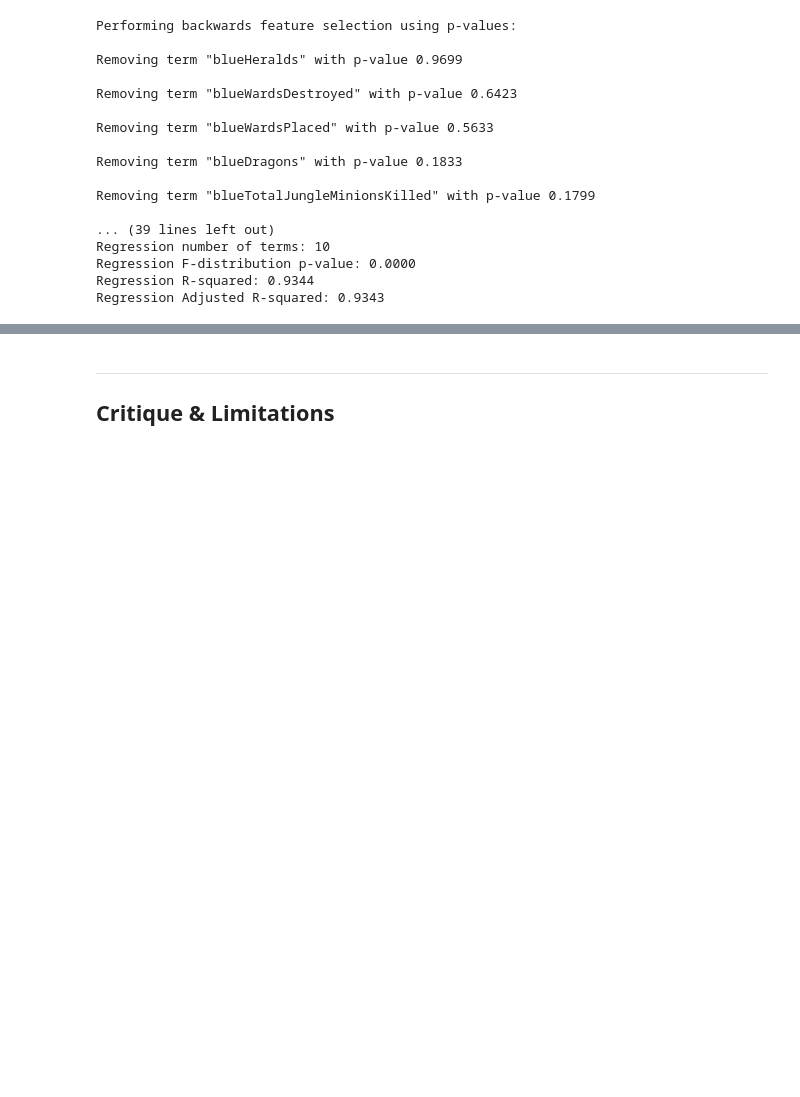
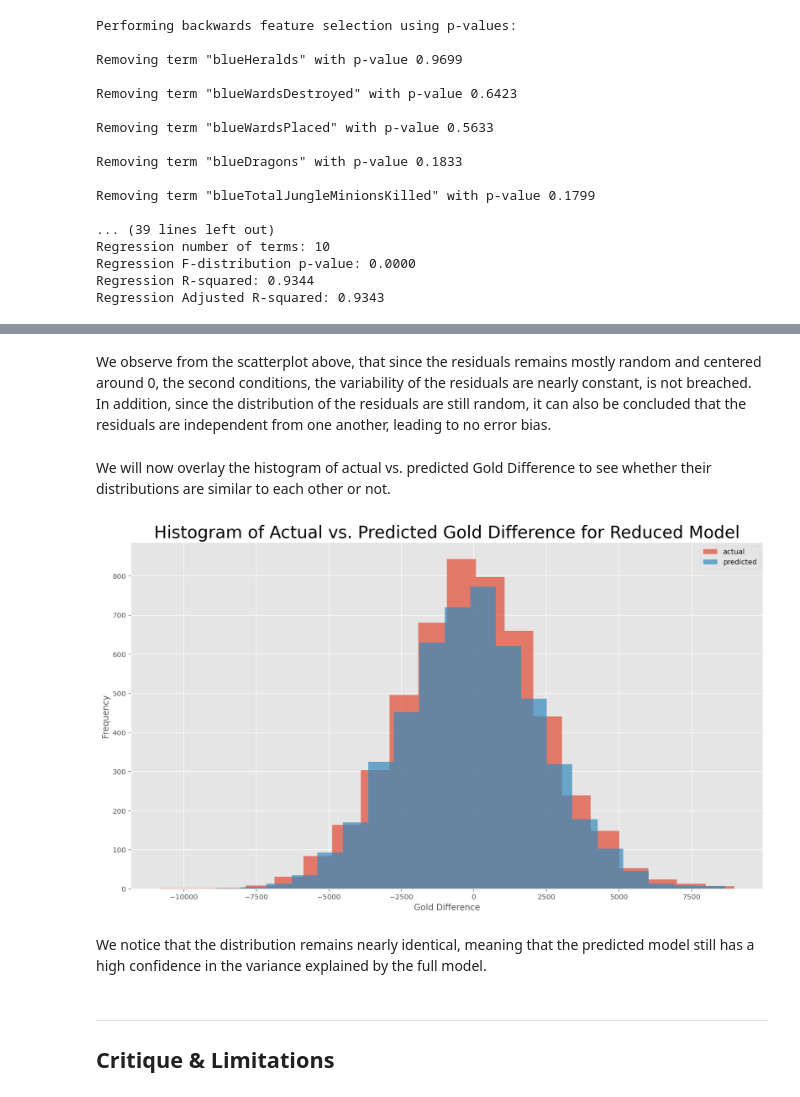
Before and after one commit to angelocarasig/lol_diamond_ranked_analysis, a Jupyter notebook: Phase2_Report.ipynb, the cells around one changed output, grey strips where cells are left out. Drawn from its saved outputs; the diff is of its cells as text; code cells hidden in the pictures; blank space fills up the shorter version.

```diff
--- a/Phase2_Report.ipynb
+++ b/Phase2_Report.ipynb
@@ -325,3 +393,20 @@ Regression Adjusted R-squared: 0.9343
+# %% [markdown]
+We observe from the scatterplot above, that since the residuals remains mostly random and centered around 0, the second conditions, the variability of the residuals are nearly constant, is not breached. In addition, since the distribution of the residuals are still random, it can also be concluded that the residuals are independent from one another, leading to no error bias.
+# %% [markdown]
+We will now overlay the histogram of actual vs. predicted Gold Difference to see whether their distributions are similar to each other or not.
+# %%
+plt.figure(figsize=(16, 9))
+plt.hist(residuals_full['actual'], label='actual', bins=20, alpha=0.7);
+plt.hist(residuals_full['predicted'], label='predicted', bins=20, alpha=0.7);
+plt.xlabel('Gold Difference');
+plt.ylabel('Frequency');
+plt.legend()
+plt.title('Histogram of Actual vs. Predicted Gold Difference for Reduced Model', fontsize=24)
+plt.show();
+# %% [output]
+[figure, added]
+# %% [markdown]
+We notice that the distribution remains nearly identical, meaning that the predicted model still has a high confidence in the variance explained by the full model.
 # %% [markdown]
 ***
 ## Critique & Limitations <a id='cl'></a>
```
Also changed, not shown: parts of 14 cells of this notebook.
